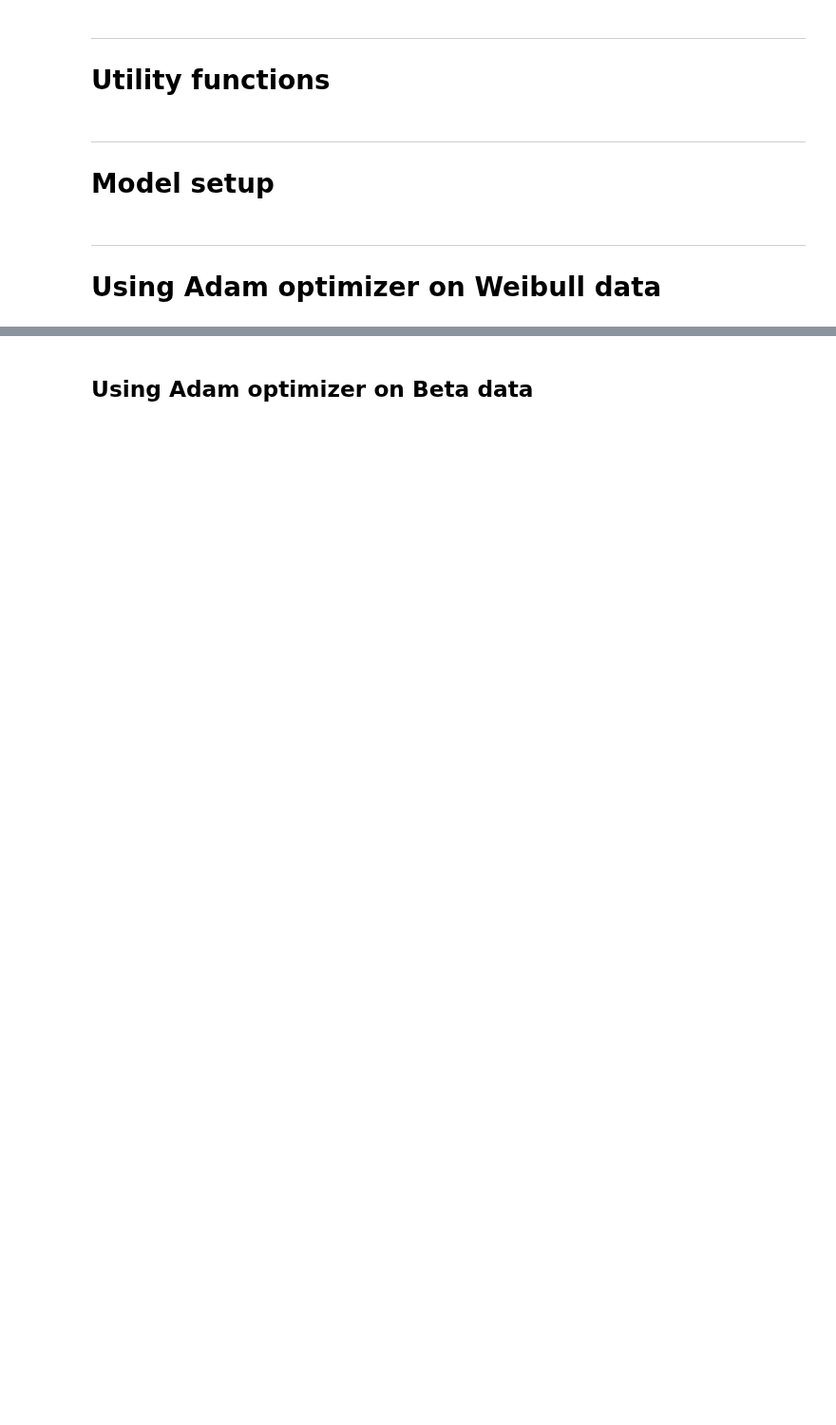
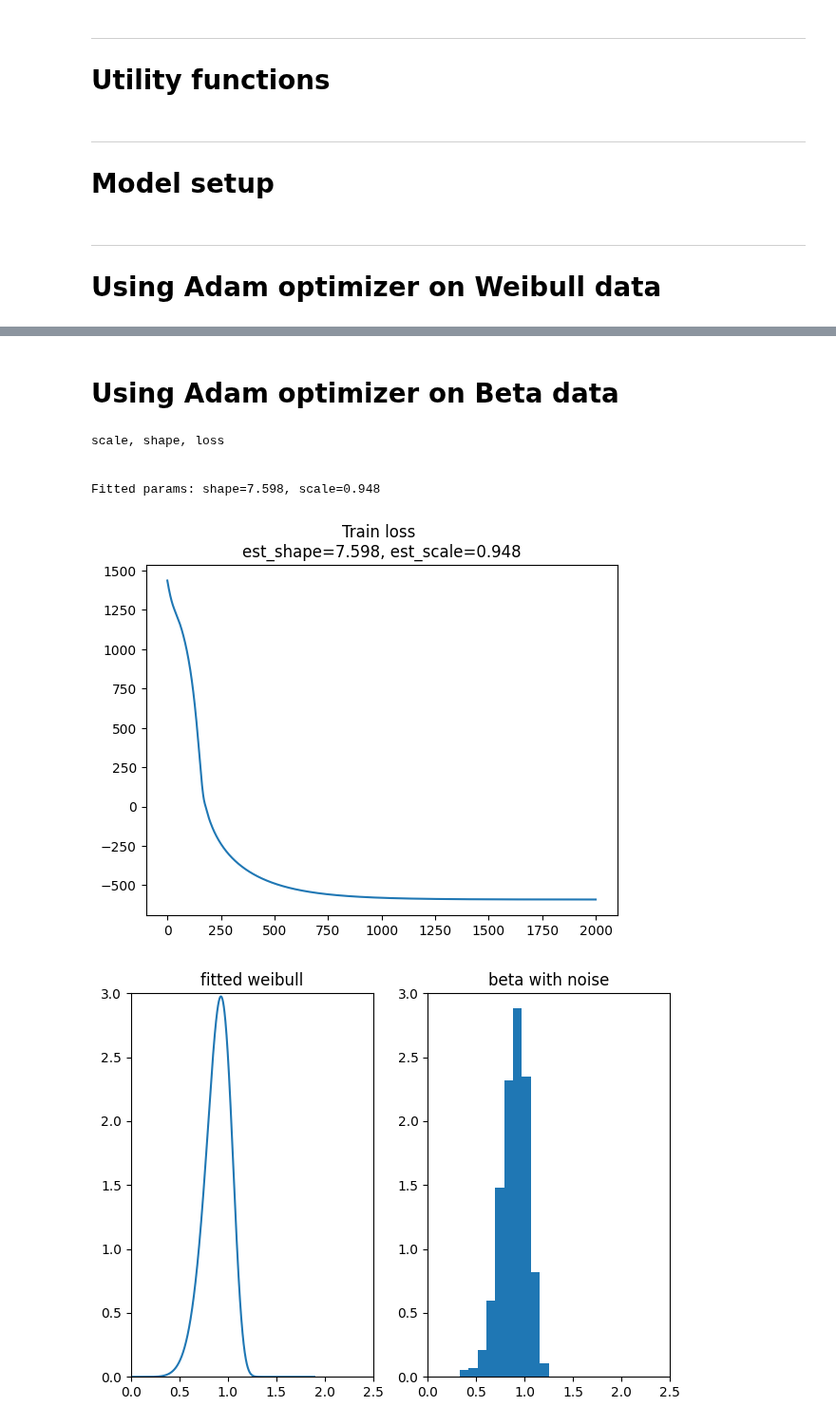
Before and after one commit to nayefahmad/ml-notes, a Jupyter notebook: 2023-05-02-pytorch-distribution-fitting.ipynb, the cells around one changed output, grey strips where cells are left out. Shown at 95% size. Saved outputs shown, nothing was run; the diff lists cells and outputs as text; code cells hidden in the pictures; blank space fills up the shorter version.

```diff
--- a/2023-05-02-pytorch-distribution-fitting.ipynb
+++ b/2023-05-02-pytorch-distribution-fitting.ipynb
@@ -222,3 +221,50 @@ Actual shape=2.5
 # %% [markdown]
-## Using Adam optimizer on Beta data
+# Using Adam optimizer on Beta data
+# %%
+beta_tensor = torch.tensor(beta_data, dtype=float).reshape(-1,1)
+
+m = Model()
+opt = torch.optim.Adam(m.parameters(), lr=.01, amsgrad=True)
+# opt = torch.optim.SGD(m.parameters(), lr=.1)
+
+losses = train_loop(m, opt, data_tensor=beta_tensor, n=2000)
+losses = [loss.detach().numpy().tolist() for loss in losses]
+fitted_params = m.weights
+
+estimated_scale = fitted_params.detach().numpy()[0]
+estimated_shape = fitted_params.detach().numpy()[1]
+print(f'\nFitted params: shape={estimated_shape:.3f}, scale={estimated_scale:.3f}')
+# print(f'\nActual params: shape={shape}, scale={scale}')
+# print(f'\nabs(actual minus predicted) for shape={np.abs(shape-fitted_params[0].detach().numpy()):.2f}')
+# print(f'\nabs(actual minus predicted) for scale={np.abs(scale-fitted_params[1].detach().numpy()):.2f}')
+
+plt.plot(losses)
+plt.title(f'Train loss \nest_shape={estimated_shape:.3f}, est_scale={estimated_scale:.3f}')
+# plt.ylim(bottom=0)
+plt.show()
+
+
+txt = 'Fitted weibull vs beta_data_with_noise'
+subs = ['fitted weibull', 'beta with noise']
+fig, ax = plt.subplots(1, 2)
+weibull_dist = weibull_min(c=estimated_shape, scale=estimated_scale)
+x = np.linspace(0, estimated_scale*2, 1000)
+weibull_pdf = weibull_dist.pdf(x)
+ax[0].plot(x, weibull_pdf, label='fitted weibull')
+ax[1].hist(beta_data, density=True)
+
+for idx in range(2):
+    ax[idx].set_title(subs[idx])
+    ax[idx].set_xlim(0, 2.5)
+    ax[idx].set_ylim(0, 3.0)
+
+fig.tight_layout()
+fig.show()
+# %% [output]
+scale, shape, loss
+
+
+Fitted params: shape=7.598, scale=0.948
+[figure, added]
+[figure, added]
 # %% [markdown]
```
Also changed, not shown: parts of 7 cells of this notebook.
